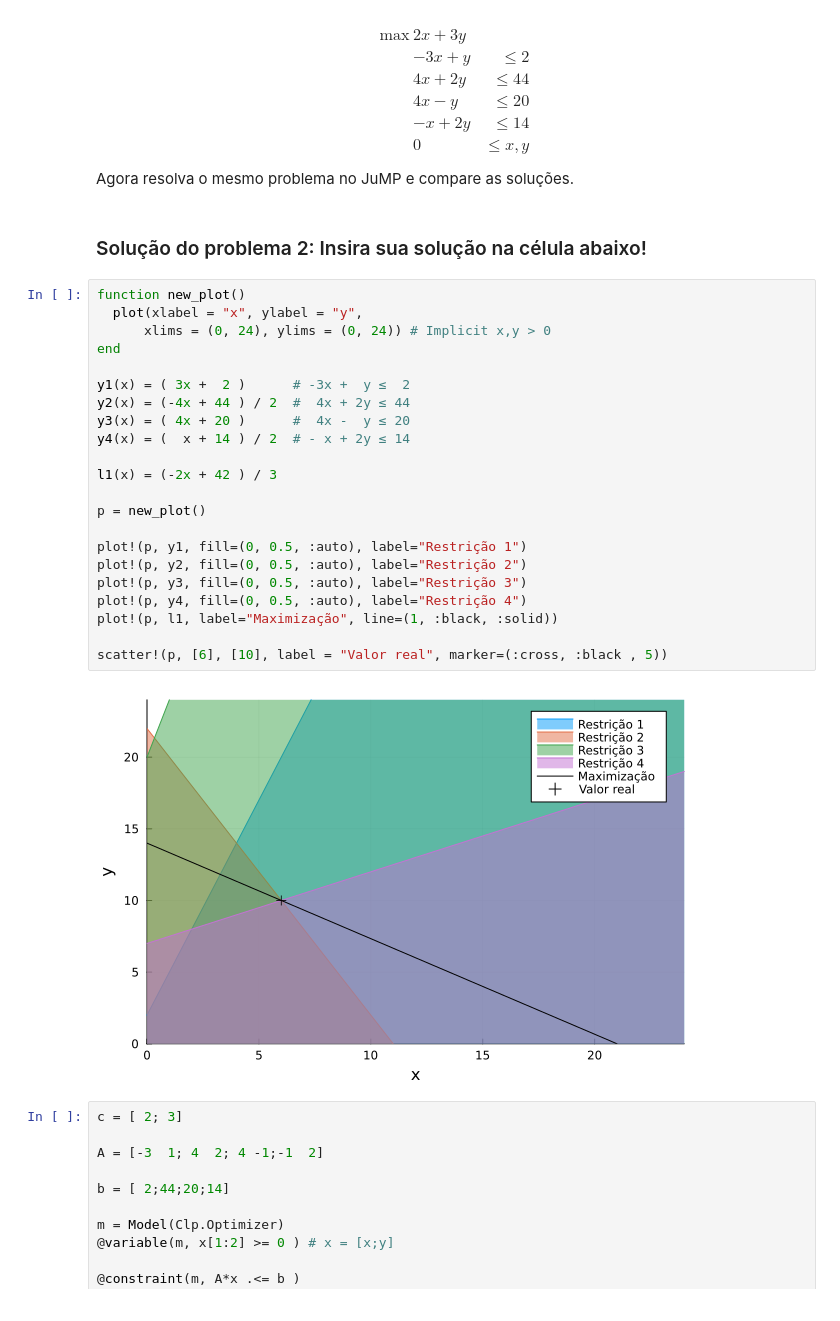
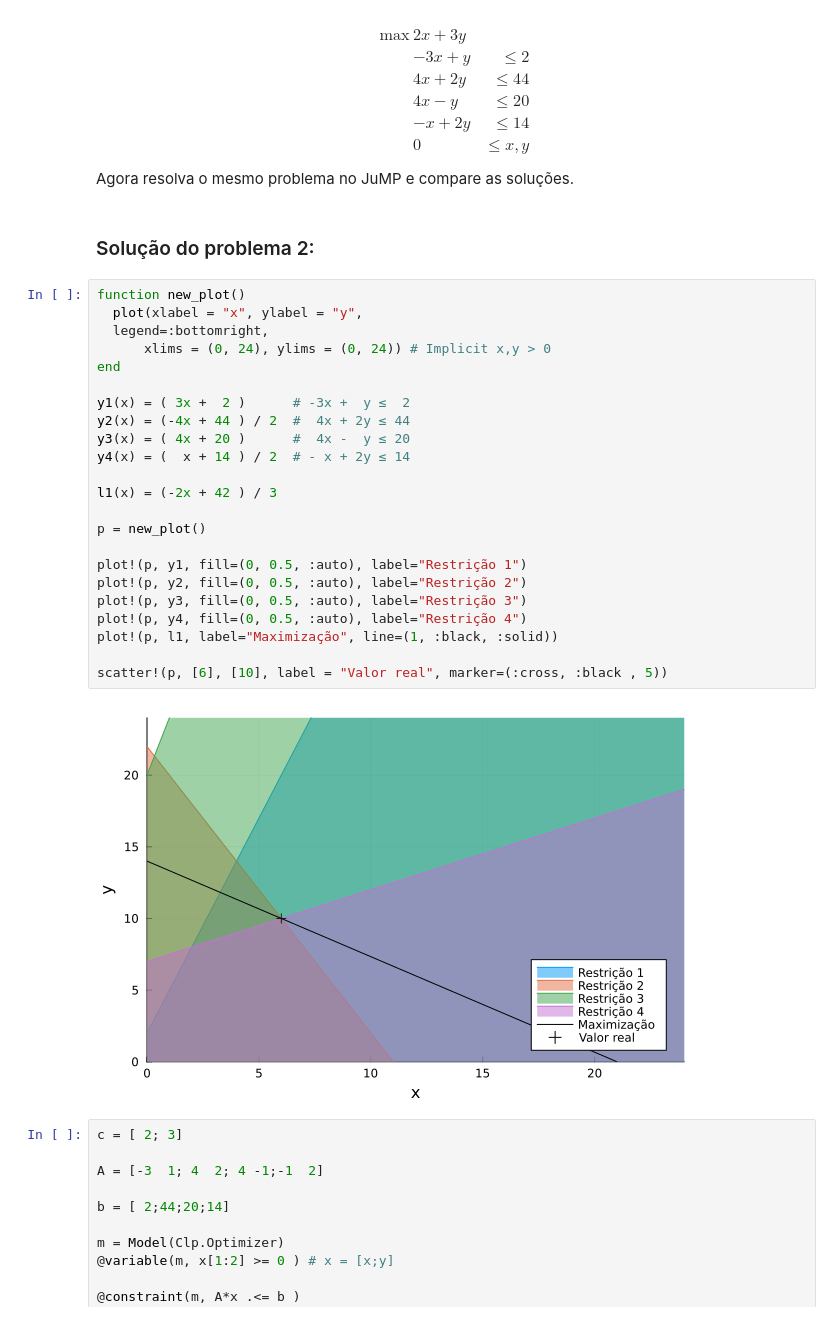
Before and after one commit to html-3/optimization-notebook-julia, a Jupyter notebook: lista1.ipynb, the cells around one changed output. Drawn from its saved outputs; the diff is of its cells as text.

```diff
--- a/lista1.ipynb
+++ b/lista1.ipynb
@@ -110,31 +116,32 @@ $$
 $$
 Agora resolva o mesmo problema no JuMP e compare as soluções.
 # %% [markdown]
-### Solução do problema 2: Insira sua solução na célula abaixo!
+### Solução do problema 2:
 # %%
 function new_plot()
   plot(xlabel = "x", ylabel = "y",
+  legend=:bottomright,
       xlims = (0, 24), ylims = (0, 24)) # Implicit x,y > 0
 end
 
 y1(x) = ( 3x +  2 )      # -3x +  y ≤  2
 y2(x) = (-4x + 44 ) / 2  #  4x + 2y ≤ 44
 y3(x) = ( 4x + 20 )      #  4x -  y ≤ 20
 y4(x) = (  x + 14 ) / 2  # - x + 2y ≤ 14
 
 l1(x) = (-2x + 42 ) / 3
 
 p = new_plot()
 
 plot!(p, y1, fill=(0, 0.5, :auto), label="Restrição 1")
 plot!(p, y2, fill=(0, 0.5, :auto), label="Restrição 2")
 plot!(p, y3, fill=(0, 0.5, :auto), label="Restrição 3")
 plot!(p, y4, fill=(0, 0.5, :auto), label="Restrição 4")
 plot!(p, l1, label="Maximização", line=(1, :black, :solid))
 
 scatter!(p, [6], [10], label = "Valor real", marker=(:cross, :black , 5))
 # %% [output]
-[figure, old version]
+[figure, new version]
 # %%
 c = [ 2; 3]
 
```
Also changed, not shown: parts of 21 cells of this notebook.
